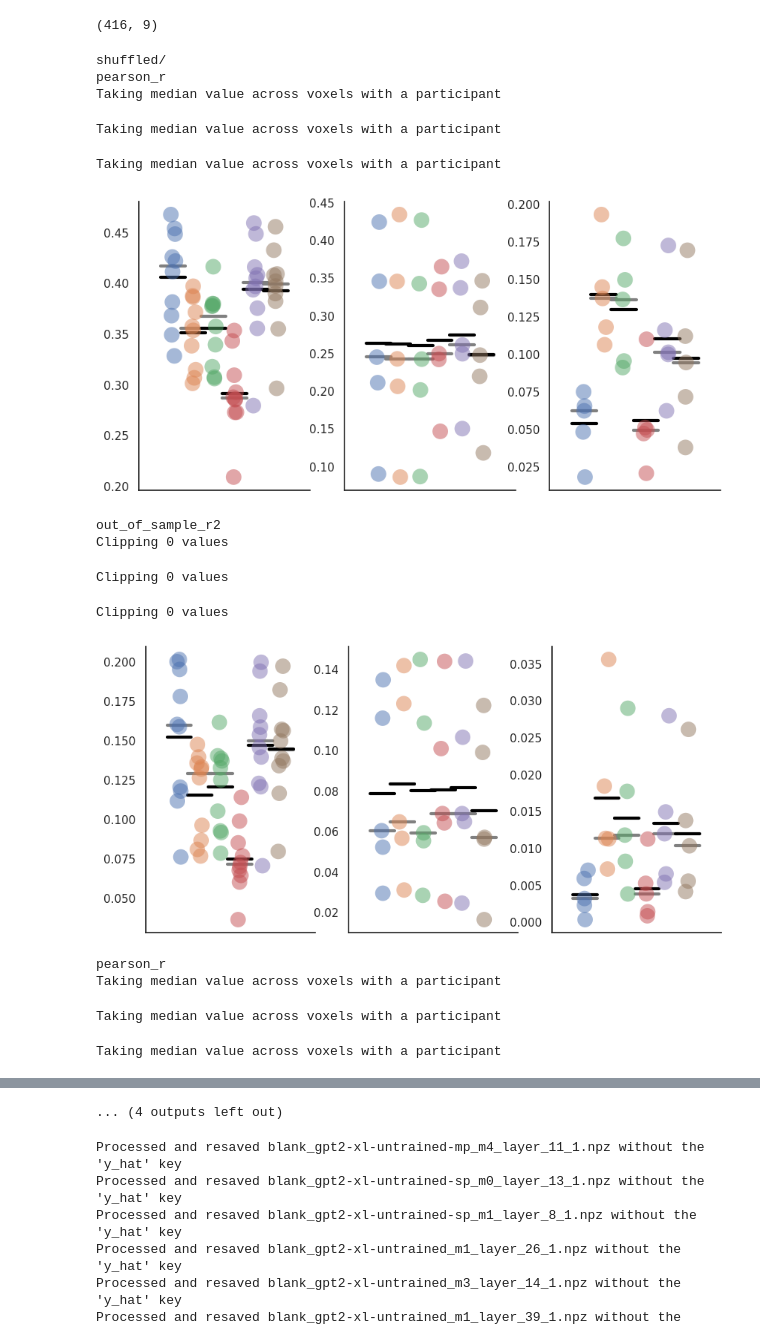
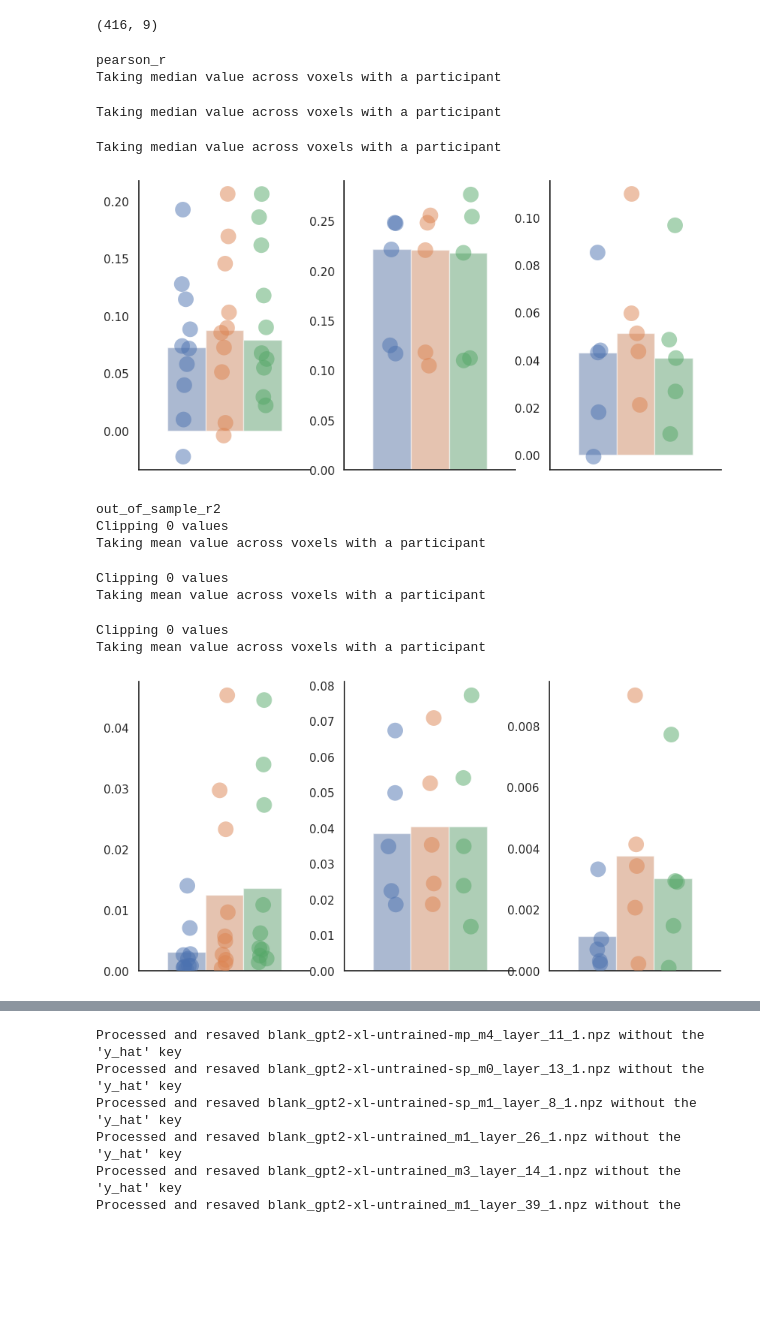
Before and after one commit to ebrahimfeghhi/beyond-brainscore, a Jupyter notebook: analyze_results/figures_code/figure5.ipynb, the cells around one changed output, grey strips where cells are left out. Drawn from its saved outputs; the diff is of its cells as text; code cells hidden in the pictures; blank space fills up the shorter version.

Commit message:
Creating untrained figure

```diff
--- a/analyze_results/figures_code/figure5.ipynb
+++ b/analyze_results/figures_code/figure5.ipynb
@@ -53,10 +53,10 @@ perf_str=''
 plot_xlabel=False
 remove_y_axis = False
 num_seeds = 5
-dataset_arr = ['pereira', 'fedorenko', 'blank']
+dataset_arr = ['pereira', 'fedorenko']
 feature_extraction_arr = ['', '-mp', '-sp']
 perf_arr = ['pearson_r', 'out_of_sample_r2']
-shuffled_arr = ['shuffled/', '']
+shuffled_arr = ['']
 
 save_best_layer = []
 
@@ -84,6 +84,9 @@ for shuffled in shuffled_arr:
 
             results_dict_gpt2 = {'perf':[], 'subjects': [], 'Network': [],
                                         'Model': []}
+
+            if d == 'pereira':
+                results_dict_gpt2_untrained['Exp'] = []
 
 
             if d == 'pereira':
@@ -149,42 +152,42 @@ for shuffled in shuffled_arr:
                         elif d == 'fedorenko':
                             banded_model = np.hstack((gpt2_best_acts, WP))
                             np.savez(f"/data/LLMs/data_processed/{d}/acts/X_gpt2-xl-untrained{fe}_m{i}_soft+grow", **{'layer1':banded_model})
 
                         results_dict_gpt2_untrained['perf'].extend(gpt2_untrained_bl_perf)
                         results_dict_gpt2_untrained['subjects'].extend(subjects_arr)
                         results_dict_gpt2_untrained['Network'].extend(networks_arr)
                         results_dict_gpt2_untrained['Model'].extend(np.repeat(f'GPT2XLU{fe}', len(gpt2_untrained_bl_perf)))
+                        if d == 'pereira':
+                            results_dict_gpt2_untrained['Exp'].extend(np.repeat(exp.strip('_'), num_vox_dict[exp.strip('_')]))
 
             results_dict_gpt2_untrained = pd.DataFrame(results_dict_gpt2_untrained)
             results_dict_gpt2 = pd.DataFrame(results_dict_gpt2)
 
             results_dict_gpt2_combined = pd.concat((results_dict_gpt2, results_dict_gpt2_untrained))
 
 
             if len(dataset_arr) == 1:
                 ax_select = ax
             else:
                 ax_select = ax[dnum]
 
-            subject_avg_pd, dict_pd_merged, dict_pd_with_all = plot_across_subjects(results_dict_gpt2_combined.copy(), figurePath=figurePath,  selected_networks=['language'],
+            subject_avg_pd, dict_pd_merged, dict_pd_with_all = plot_across_subjects(results_dict_gpt2_untrained.copy(), figurePath=figurePath,  selected_networks=['language'],
                                                                 dataset=d, saveName=f'{d}_{fe}', order=['language'], clip_zero=clip_zero,
                                                                 draw_lines=False, ms=15, plot_legend=False,
                                                                 plot_legend_under=False, width=0.7, median=median, ylabel_str=perf_str, legend_fontsize=30, ax_select=ax_select,
                                                                 remove_yaxis=remove_y_axis, plot_xlabel=plot_xlabel, alpha=0.5)
         plt.show()
 # %% [output]
-shuffled/
 pearson_r
 Taking median value across voxels with a participant
 Taking median value across voxels with a participant
 Taking median value across voxels with a participant
-[figure, old version]
+[figure, new version]
 out_of_sample_r2
 Clipping 0 values
+Taking mean value across voxels with a participant
 Clipping 0 values
+Taking mean value across voxels with a participant
 Clipping 0 values
+Taking mean value across voxels with a participant
-[figure, old version]
+[figure, new version]
-pearson_r
-Taking median value across voxels with a participant
-Taking median value across voxels with a participant
-Taking median value across voxels with a participant
@@ -192,4 +194,3 @@ Taking median value across voxels with a participant
-... (4 outputs left out)
 # %%
 import os
 clean_y_hat = True
```
Also changed, not shown: parts of 1 cell of this notebook, 42 other files.
